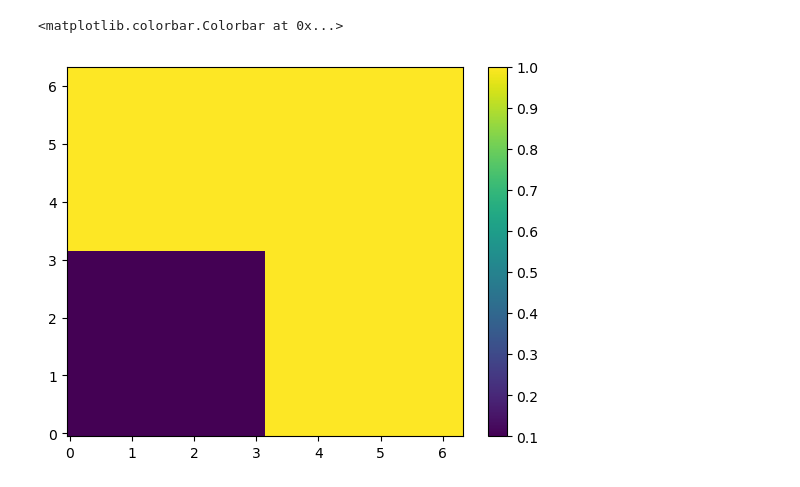
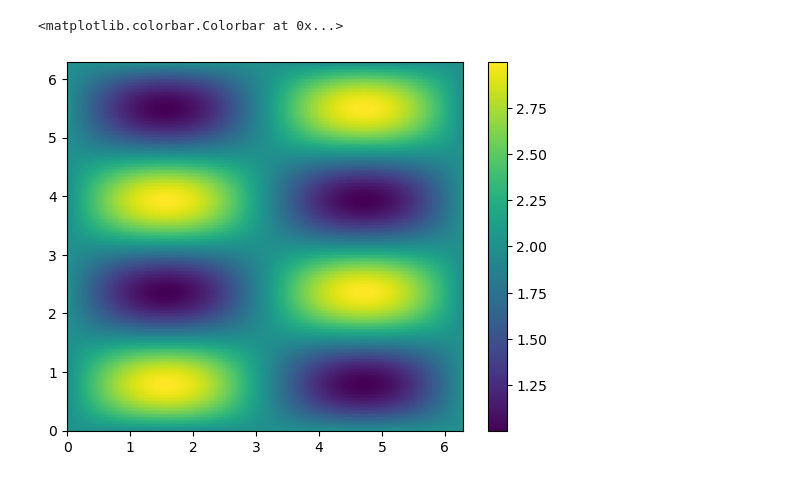
Before and after one commit to LiyaGaynutdinova/Homogenization-VPINN, a Jupyter notebook: fem sin.ipynb, the cells around one changed output. Cells and saved outputs as stored; diff of their text form; code cells hidden in the pictures.

```diff
--- a/fem sin.ipynb
+++ b/fem sin.ipynb
@@ -7,17 +6,17 @@ from scipy.sparse import bsr_matrix
 from scipy.sparse.linalg import cg
 # %%
 L = 2*np.pi
-N = 64 # number of nodes in each direction including the border
+N = 256 # number of nodes in each direction including the border
 x = np.linspace(0, L, N, endpoint=True)
 y = np.linspace(0, L, N, endpoint=True)
 
 XY = np.meshgrid(x, y)
 def a_function(x,y):
-    a = np.where((x<np.pi)&(y<np.pi), 0.1, 1)
+    a = 2+np.sin(x)*np.sin(2*y)
     return a
 Z = a_function(XY[0].flatten(),XY[1].flatten())
 plt.pcolormesh(XY[0], XY[1], Z.reshape(N, N))
 plt.colorbar()
 # %% [output]
 <matplotlib.colorbar.Colorbar at 0x...>
-[figure, old version]
+[figure, new version]
```
Also changed, not shown: parts of 14 cells of this notebook, 41 other files.
